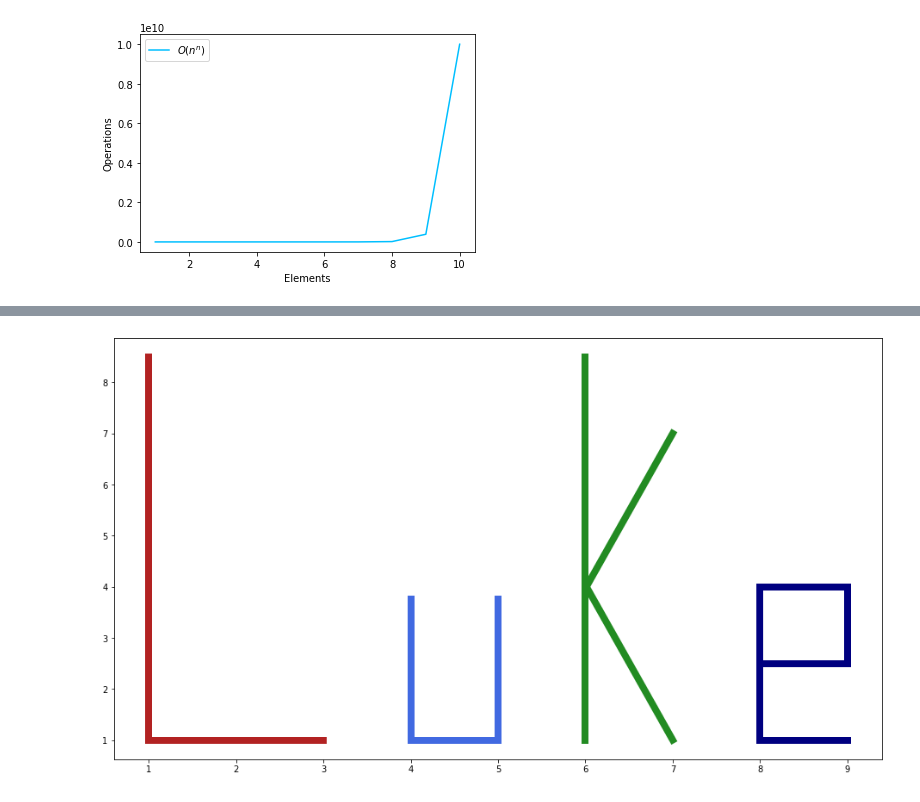
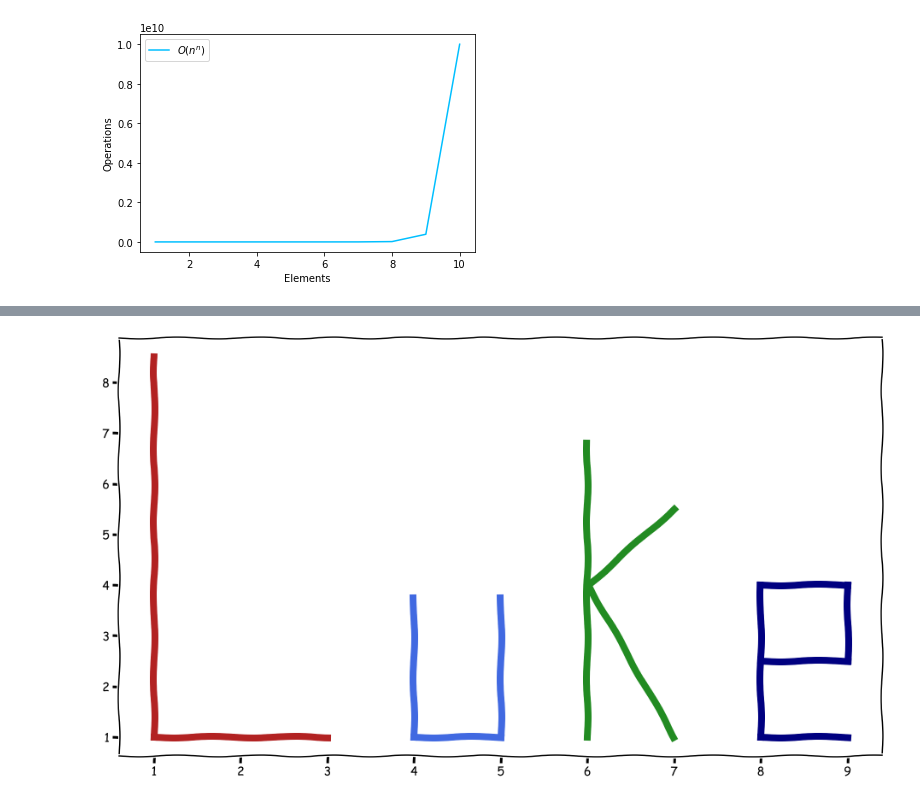
Before and after one commit to lukewbecker/numpy-pandas-visualization-exercises, a Jupyter notebook: big_o_notation.ipynb, the cells around one changed output, grey strips where cells are left out. Cells and saved outputs as stored; diff of their text form; code cells hidden in the pictures.

```diff
--- a/big_o_notation.ipynb
+++ b/big_o_notation.ipynb
@@ -164,29 +202,33 @@ plt.show()
 # %%
-plt.figure(figsize=(16, 9))
+# My name in xkcd style:
 
-# Plotting the L
-plt.plot([1, 1], [1, 8.5], c = 'firebrick', linewidth = 8)
-plt.plot([1, 3], [1, 1], c ='firebrick', linewidth = 8)
+with plt.xkcd():
 
-# Space between L and u is one number: x == 3
+    plt.figure(figsize=(16, 9))
 
-# Plotting the u
-plt.plot([4, 5], [1, 1], c ='royalblue', linewidth = 8)
-plt.plot([4, 4], [1, 3.75], c='royalblue', linewidth = 8)
-plt.plot([5, 5], [1, 3.75], c = 'royalblue', linewidth = 8)
+    # Plotting the L
+    plt.plot([1, 1], [1, 8.5], c = 'firebrick', linewidth = 8)
+    plt.plot([1, 3], [1, 1], c ='firebrick', linewidth = 8)
 
-# Plotting the k
-plt.plot([6, 6], [1, 8.5], c = 'forestgreen', linewidth = 8)
-plt.plot([6.012, 7], [4, 7], c = 'forestgreen', linewidth = 8)
-plt.plot([6.012, 7], [4, 1], c = 'forestgreen', linewidth = 8)
+    # Space between L and u is one number: x == 3
 
-# Plotting the e
-plt.plot([8, 9], [4, 4], c = 'navy', linewidth = 8)
-plt.plot([8, 8], [1, 4], c = 'navy', linewidth = 8)
-plt.plot([8, 9], [1, 1], c = 'navy', linewidth = 8)
-plt.plot([9, 9], [4, 2.5], c = 'navy', linewidth = 8)
-plt.plot([8, 9], [2.5, 2.5], c = 'navy', linewidth = 8)
+    # Plotting the u
+    plt.plot([4, 5], [1, 1], c ='royalblue', linewidth = 8)
+    plt.plot([4, 4], [1, 3.75], c='royalblue', linewidth = 8)
+    plt.plot([5, 5], [1, 3.75], c = 'royalblue', linewidth = 8)
+
+    # Plotting the k
+    plt.plot([6, 6], [1, 6.8], c = 'forestgreen', linewidth = 8)
+    plt.plot([6.012, 7], [4, 5.5], c = 'forestgreen', linewidth = 8)
+    plt.plot([6.012, 7], [4, 1], c = 'forestgreen', linewidth = 8)
+
+    # Plotting the e
+    plt.plot([8, 9], [4, 4], c = 'navy', linewidth = 8)
+    plt.plot([8, 8], [1, 4], c = 'navy', linewidth = 8)
+    plt.plot([8, 9], [1, 1], c = 'navy', linewidth = 8)
+    plt.plot([9, 9], [4, 2.5], c = 'navy', linewidth = 8)
+    plt.plot([8, 9], [2.5, 2.5], c = 'navy', linewidth = 8)
 
 plt.show()
 # %% [output]
-[figure, old version]
+[figure, new version]
```
Also changed, not shown: parts of 16 cells of this notebook.
